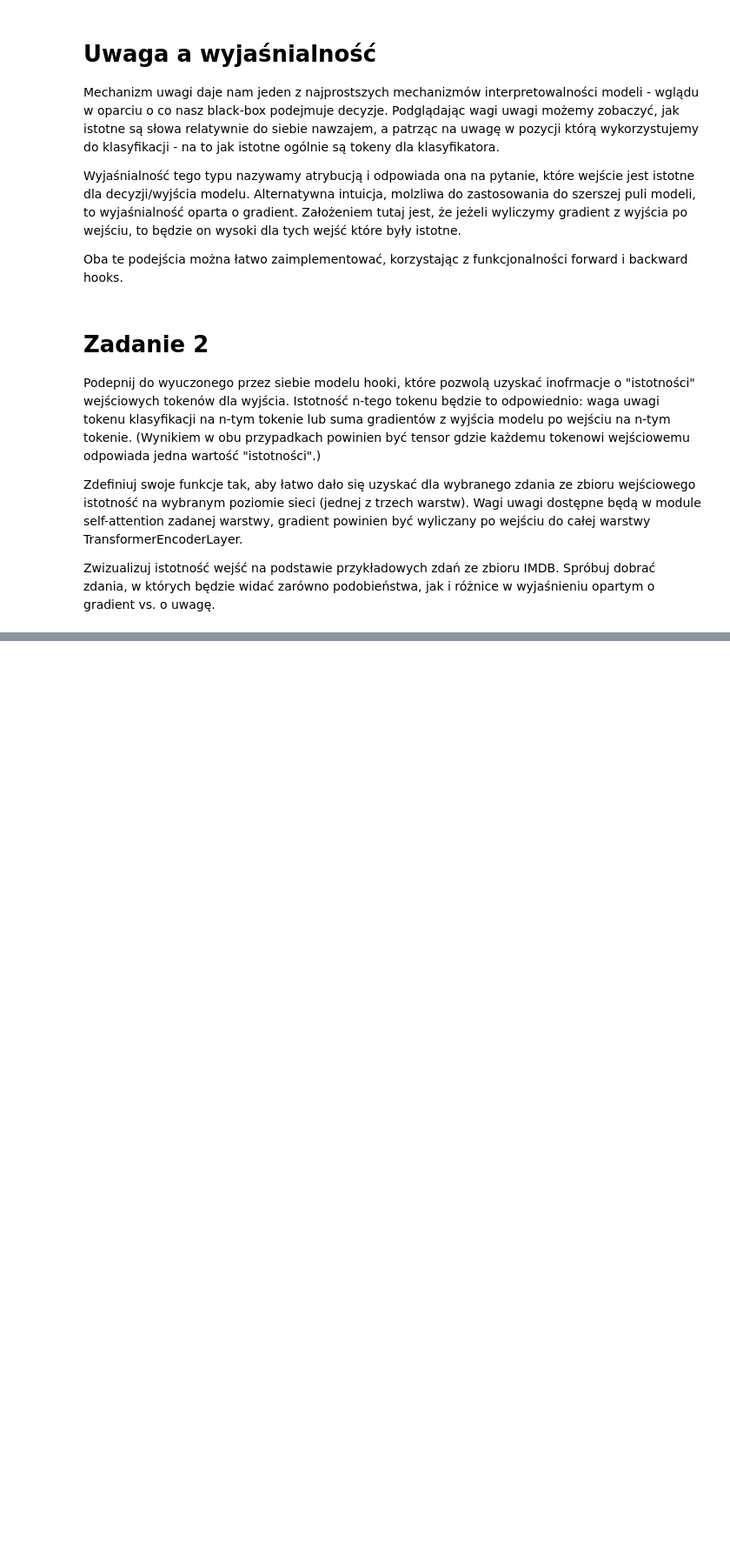
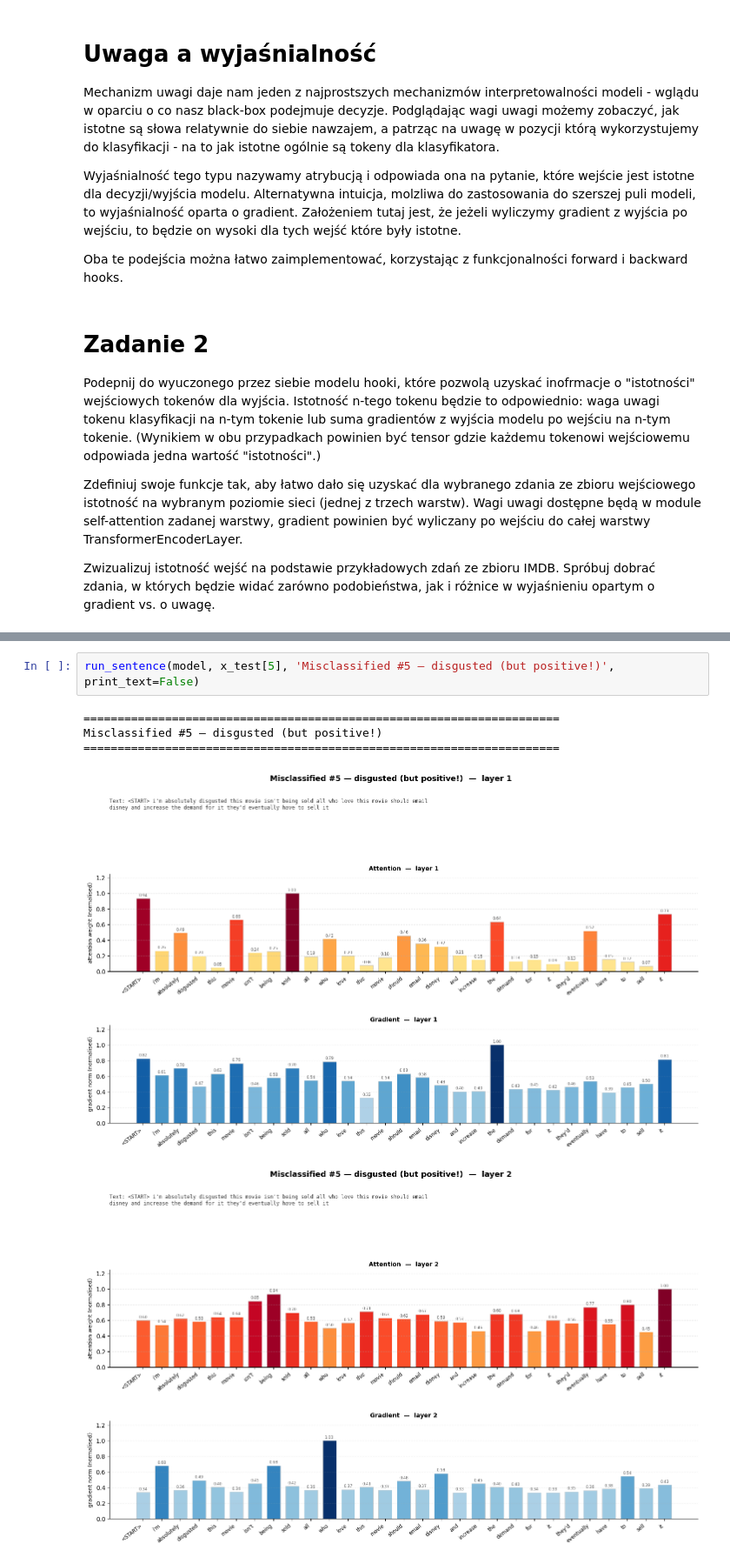
Before and after one commit to mikolaj-olesinski/Deep-Neural-Networks-PWR, a Jupyter notebook: lab10/lab10.ipynb, the cells around one changed output, grey strips where cells are left out. Shown at 87% size. Drawn from its saved outputs; the diff is of its cells as text; blank space fills up the shorter version.

```diff
--- a/lab10/lab10.ipynb
+++ b/lab10/lab10.ipynb
@@ -615,0 +615,8 @@ NEGATIVE: ['<START>', 'please', 'give', 'this', 'one', 'a', 'miss', 'br', 'br',
+# %%
+run_sentence(model, x_test[5], 'Misclassified #5 — disgusted (but positive!)', print_text=False)
+# %% [output]
+======================================================================
+Misclassified #5 — disgusted (but positive!)
+======================================================================
+[figure, added]
+[figure, added]
```
Also changed, not shown: parts of 13 cells of this notebook, 2 other files.
